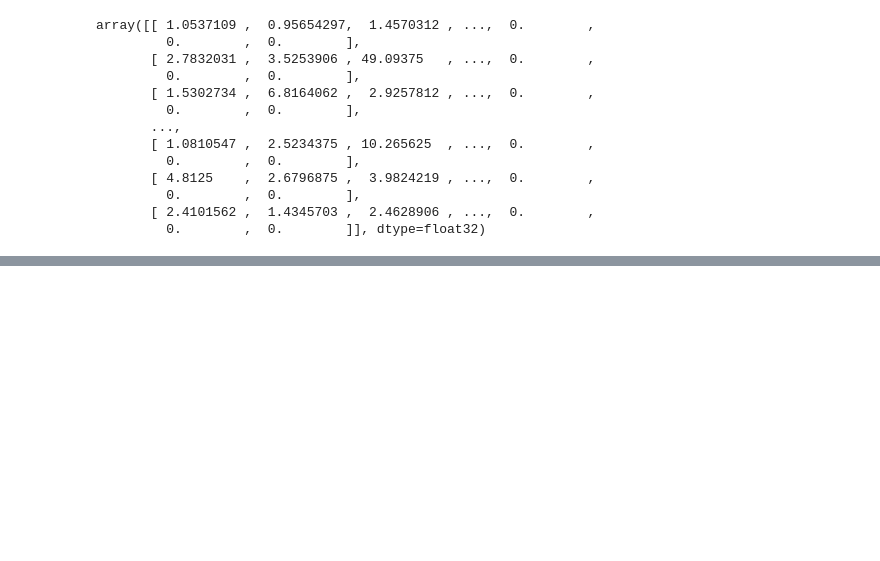
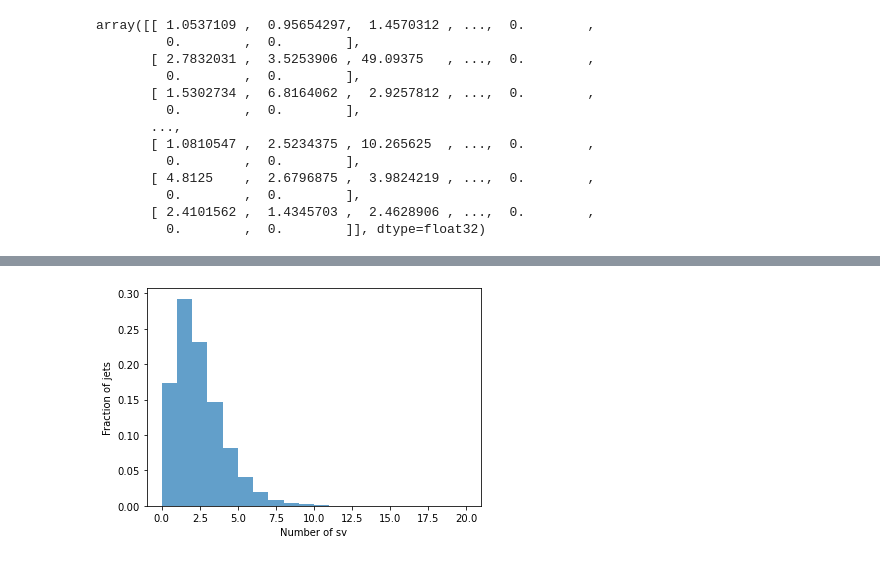
Before and after one commit to Indigo410/capstone-particle-physics-domain, a Jupyter notebook: weeks/02-dataset.ipynb, the cells around one changed output, grey strips where cells are left out. Saved outputs shown, nothing was run; the diff lists cells and outputs as text; code cells hidden in the pictures; blank space fills up the shorter version.

```diff
--- a/weeks/02-dataset.ipynb
+++ b/weeks/02-dataset.ipynb
@@ -244,0 +277,10 @@ array([[ 1.0537109 ,  0.95654297,  1.4570312 , ...,  0.        ,
+# %%
+# a zoomed in view
+plt.figure()
+plt.hist(sv['sv_pt'].counts,bins=np.linspace(0,20,21),density=True,alpha=0.7)
+
+plt.xlabel(r'Number of sv')
+plt.ylabel('Fraction of jets')
+plt.show()
+# %% [output]
+[figure, added]
```
Also changed, not shown: parts of 8 cells of this notebook.
